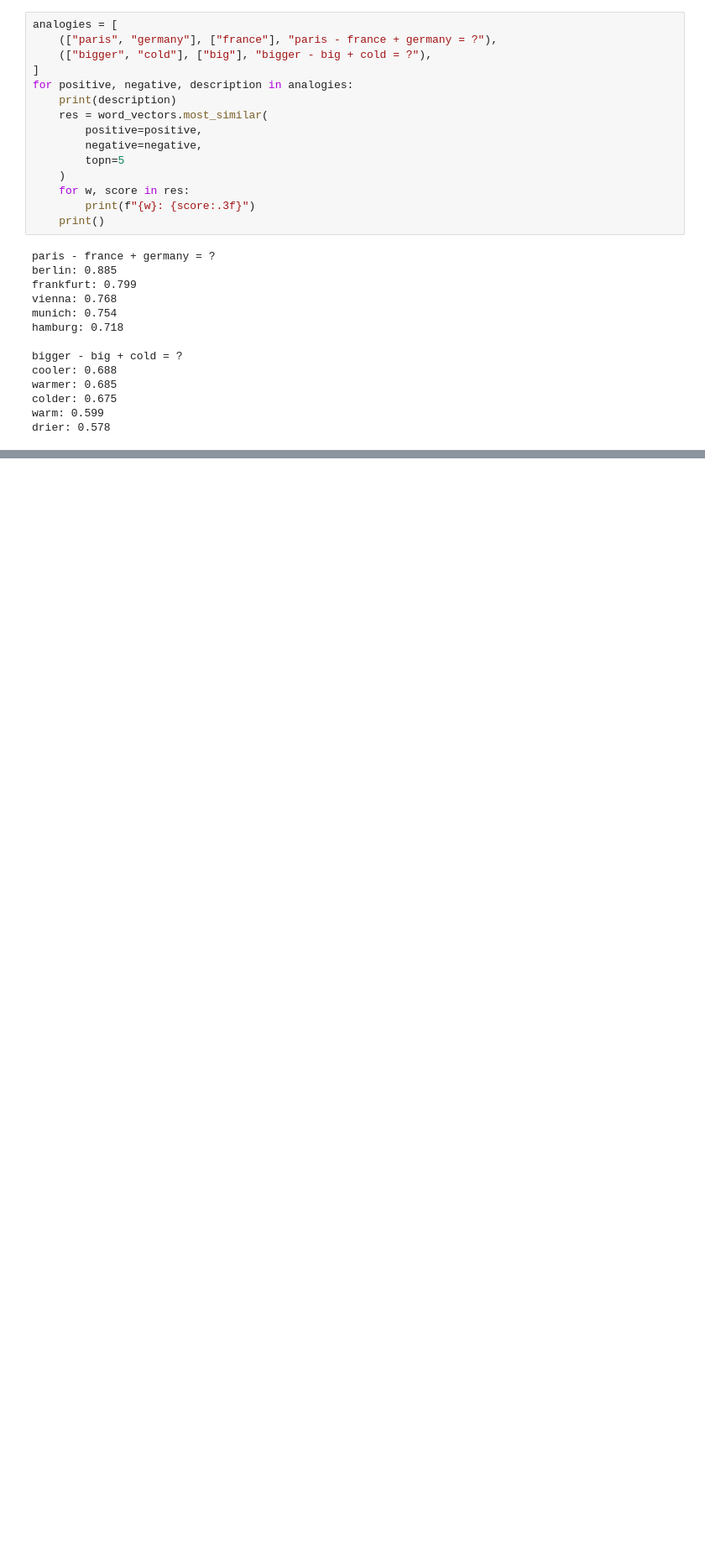
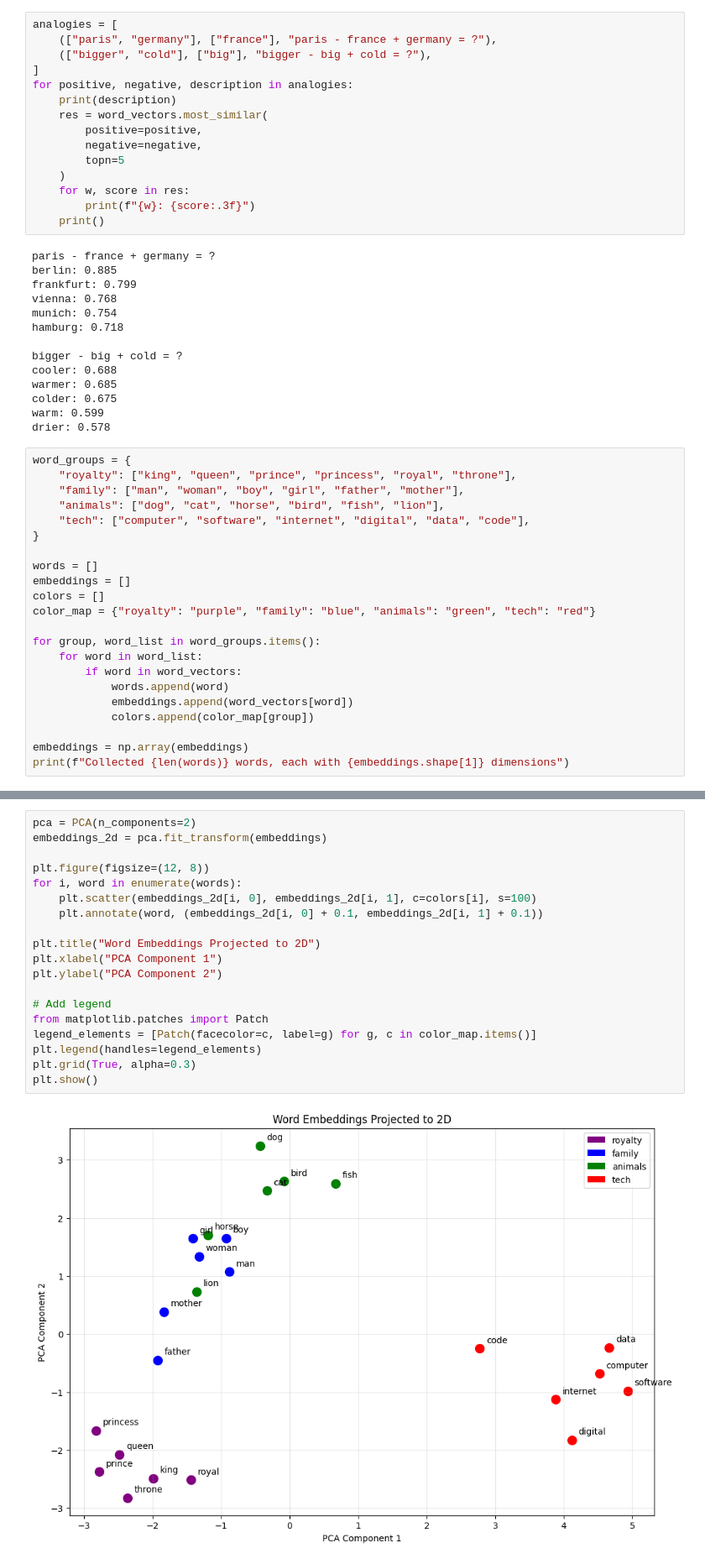
Before and after one commit to Aaidt/ML, a Jupyter notebook: transformers/from_text_to_attention.ipynb, the cells around one changed output, grey strips where cells are left out. Shown at 84% size. Saved outputs shown, nothing was run; the diff lists cells and outputs as text; blank space fills up the shorter version.

```diff
--- a/transformers/from_text_to_attention.ipynb
+++ b/transformers/from_text_to_attention.ipynb
@@ -154,3 +153,25 @@ warmer: 0.685
 colder: 0.675
 warm: 0.599
 drier: 0.578
+# %%
+word_groups = {
+    "royalty": ["king", "queen", "prince", "princess", "royal", "throne"],
+    "family": ["man", "woman", "boy", "girl", "father", "mother"],
+    "animals": ["dog", "cat", "horse", "bird", "fish", "lion"],
+    "tech": ["computer", "software", "internet", "digital", "data", "code"],
+}
+
+words = []
+embeddings = []
+colors = []
+color_map = {"royalty": "purple", "family": "blue", "animals": "green", "tech": "red"}
+
+for group, word_list in word_groups.items():
+    for word in word_list:
+        if word in word_vectors:
+            words.append(word)
+            embeddings.append(word_vectors[word])
+            colors.append(color_map[group])
+
+embeddings = np.array(embeddings)
+print(f"Collected {len(words)} words, each with {embeddings.shape[1]} dimensions")
@@ -156,0 +180,21 @@ drier: 0.578
+# %%
+pca = PCA(n_components=2)
+embeddings_2d = pca.fit_transform(embeddings)
+
+plt.figure(figsize=(12, 8))
+for i, word in enumerate(words):
+    plt.scatter(embeddings_2d[i, 0], embeddings_2d[i, 1], c=colors[i], s=100)
+    plt.annotate(word, (embeddings_2d[i, 0] + 0.1, embeddings_2d[i, 1] + 0.1))
+
+plt.title("Word Embeddings Projected to 2D")
+plt.xlabel("PCA Component 1")
+plt.ylabel("PCA Component 2")
+
+# Add legend
+from matplotlib.patches import Patch
+legend_elements = [Patch(facecolor=c, label=g) for g, c in color_map.items()]
+plt.legend(handles=legend_elements)
+plt.grid(True, alpha=0.3)
+plt.show()
+# %% [output]
+[figure, added]
```
Also changed, not shown: parts of 8 cells of this notebook.
